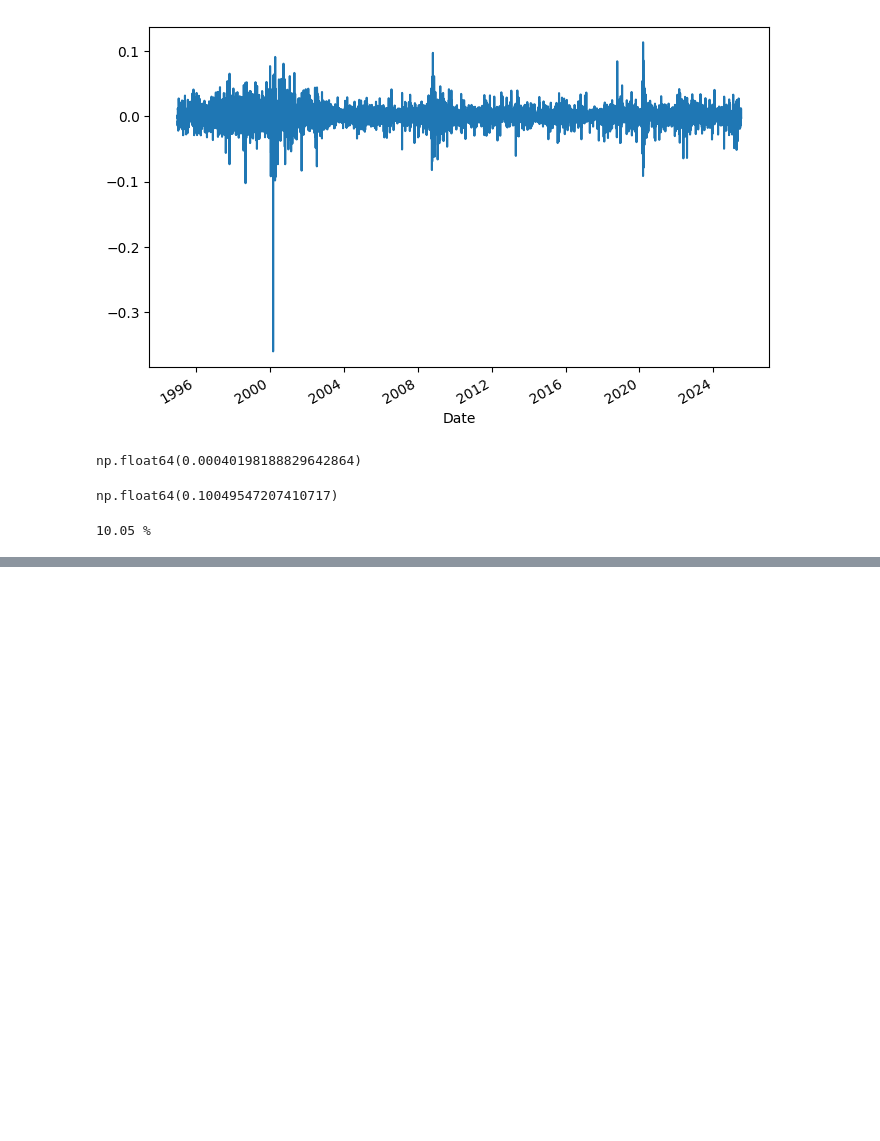
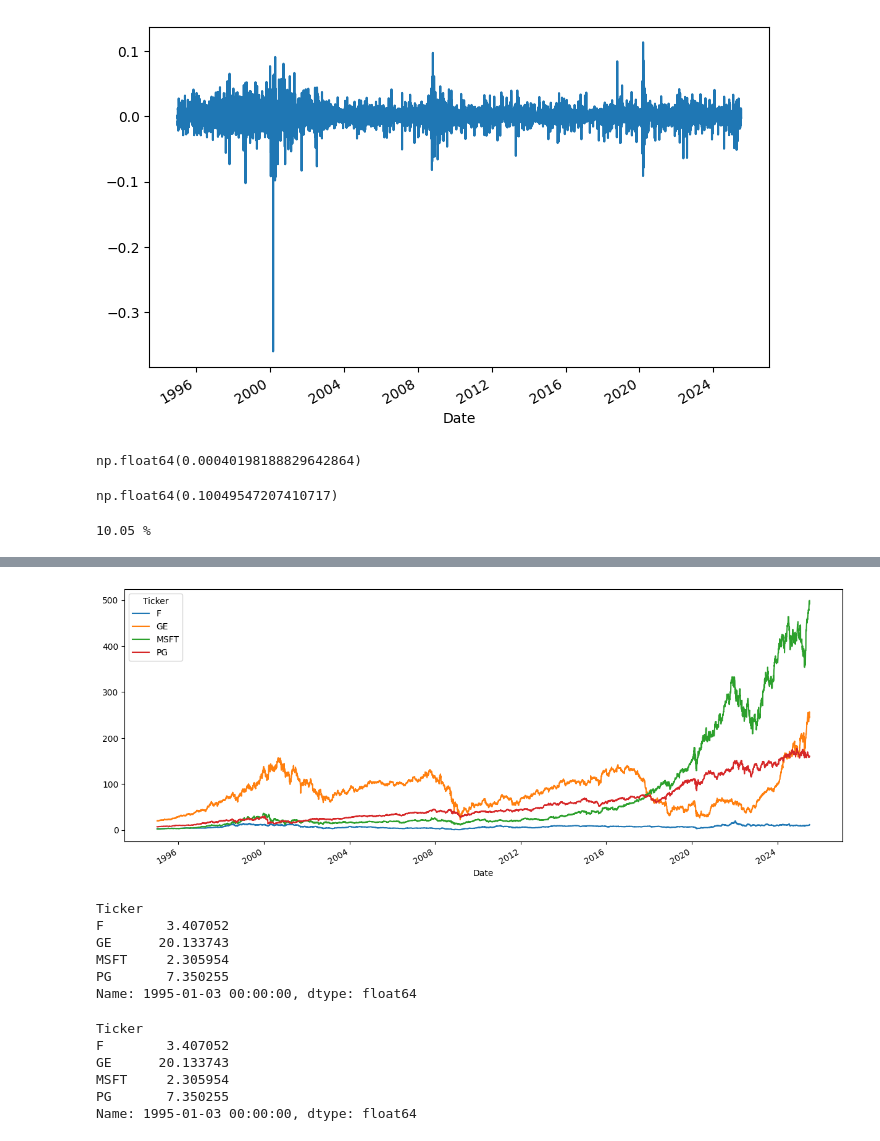
Before and after one commit to Rainspistols/Python-for-Finance, a Jupyter notebook: some.ipynb, the cells around one changed output, grey strips where cells are left out. Cells and saved outputs as stored; diff of their text form; code cells hidden in the pictures; blank space fills up the shorter version.

```diff
--- a/some.ipynb
+++ b/some.ipynb
@@ -100,0 +125,23 @@ print(str(round(log_return_a, 5) * 100) + " %")
+# %%
+mydata.plot(figsize=(15, 6))
+plt.show()
+# %% [output]
+[figure, added]
+# %%
+mydata.loc["1995-01-03"]  # Label-based selection for a specific date
+# %% [output]
+Ticker
+F        3.407052
+GE      20.133743
+MSFT     2.305954
+PG       7.350255
+Name: 1995-01-03 00:00:00, dtype: float64
+# %%
+mydata.iloc[0]  # First row
+# %% [output]
+Ticker
+F        3.407052
+GE      20.133743
+MSFT     2.305954
+PG       7.350255
+Name: 1995-01-03 00:00:00, dtype: float64
```
Also changed, not shown: parts of 12 cells of this notebook.
